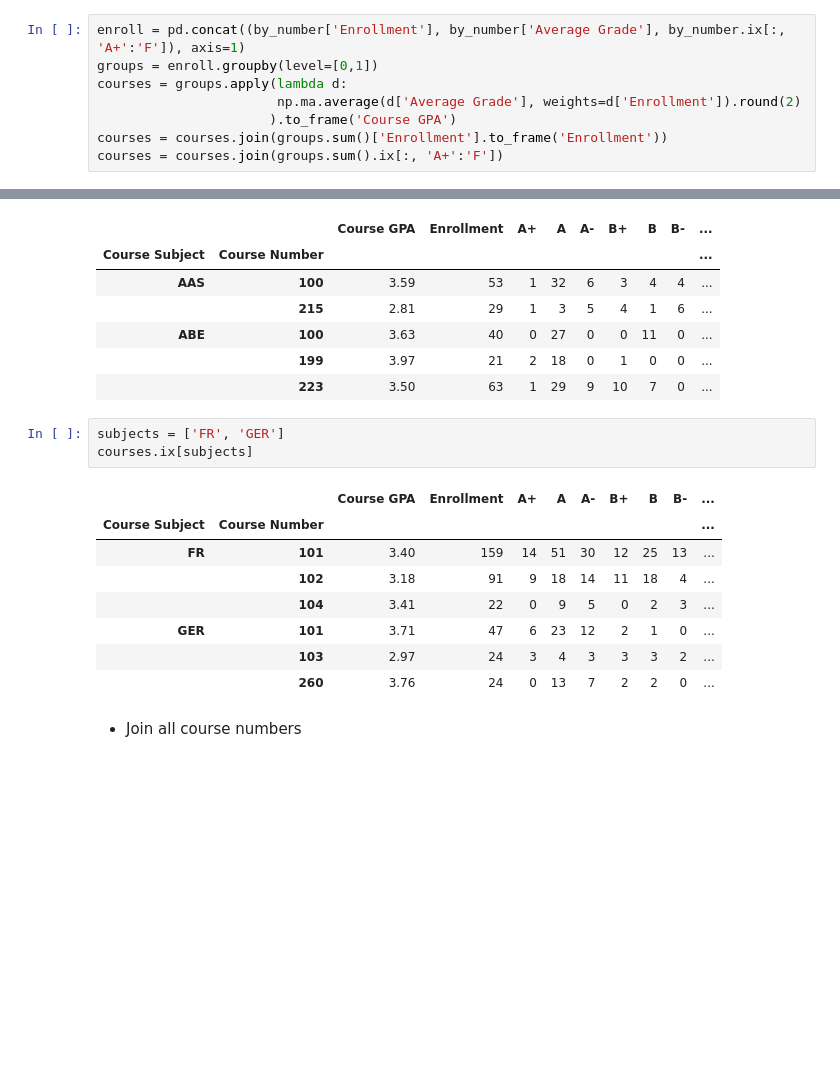
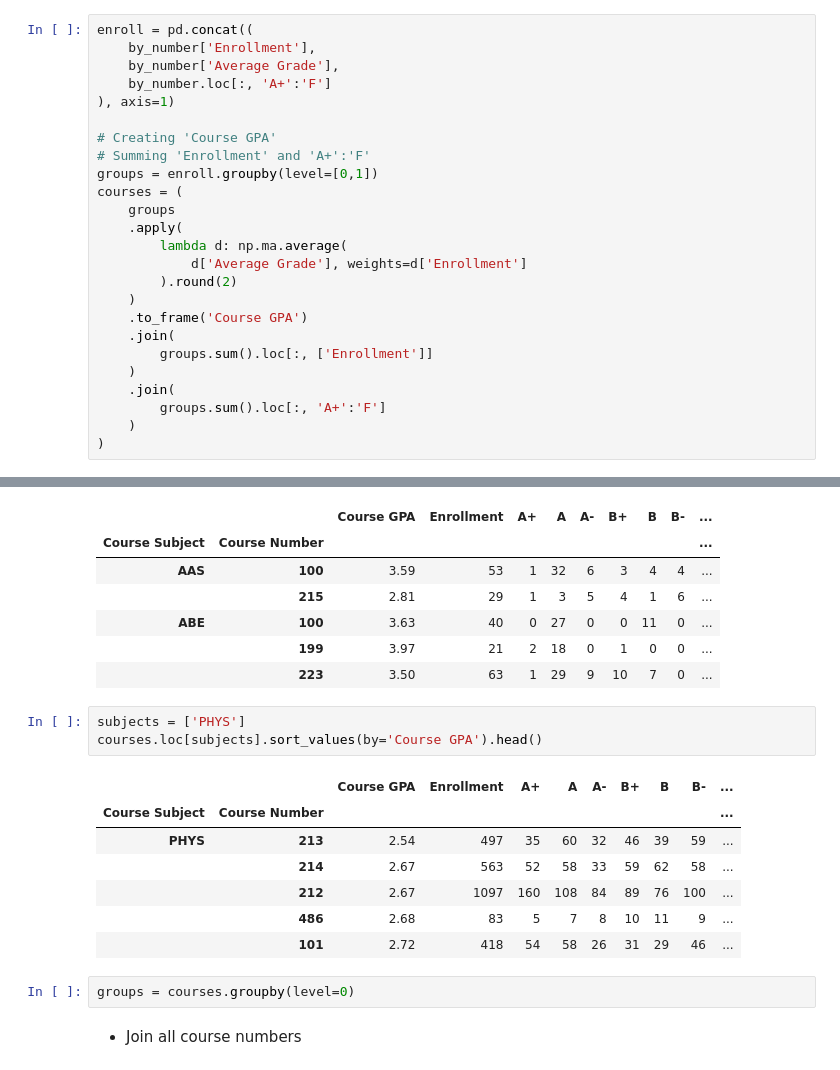
Before and after one commit to maneyko/grades, a Jupyter notebook: grades.ipynb, the cells around one changed output, grey strips where cells are left out. Cells and saved outputs as stored; diff of their text form; blank space fills up the shorter version.

```diff
--- a/grades.ipynb
+++ b/grades.ipynb
@@ -55,11 +82,28 @@ plot_course_num(by_number.loc[subject].loc[[int(number)]], subject, int(number))
 # %%
-enroll = pd.concat((by_number['Enrollment'], by_number['Average Grade'], by_number.ix[:, 'A+':'F']), axis=1)
+enroll = pd.concat((
+    by_number['Enrollment'],
+    by_number['Average Grade'],
+    by_number.loc[:, 'A+':'F']
+), axis=1)
+
+# Creating 'Course GPA'
+# Summing 'Enrollment' and 'A+':'F'
 groups = enroll.groupby(level=[0,1])
-courses = groups.apply(lambda d:
-                       np.ma.average(d['Average Grade'], weights=d['Enrollment']).round(2)
-                      ).to_frame('Course GPA')
-courses = courses.join(groups.sum()['Enrollment'].to_frame('Enrollment'))
-courses = courses.join(groups.sum().ix[:, 'A+':'F'])
+courses = (
+    groups
+    .apply(
+        lambda d: np.ma.average(
+            d['Average Grade'], weights=d['Enrollment']
+        ).round(2)
+    )
+    .to_frame('Course GPA')
+    .join(
+        groups.sum().loc[:, ['Enrollment']]
+    )
+    .join(
+        groups.sum().loc[:, 'A+':'F']
+    )
+)
 # %%
 courses.head()
 # %% [output]
@@ -70,18 +114,19 @@ courses.head()
 | ABE | 100 | 3.63 | 40 | 0 | 27 | 0 | 0 | 11 | 0 | ... |
 |  | 199 | 3.97 | 21 | 2 | 18 | 0 | 1 | 0 | 0 | ... |
 |  | 223 | 3.50 | 63 | 1 | 29 | 9 | 10 | 7 | 0 | ... |
-# %%
-subjects = ['FR', 'GER']
-courses.ix[subjects]
-# %% [output]
-|  |  | Course GPA | Enrollment | A+ | A | A- | B+ | B | B- | ... |
-| Course Subject | Course Number |  |  |  |  |  |  |  |  | ... |
-| FR | 101 | 3.40 | 159 | 14 | 51 | 30 | 12 | 25 | 13 | ... |
-|  | 102 | 3.18 | 91 | 9 | 18 | 14 | 11 | 18 | 4 | ... |
-|  | 104 | 3.41 | 22 | 0 | 9 | 5 | 0 | 2 | 3 | ... |
-| GER | 101 | 3.71 | 47 | 6 | 23 | 12 | 2 | 1 | 0 | ... |
-|  | 103 | 2.97 | 24 | 3 | 4 | 3 | 3 | 3 | 2 | ... |
-|  | 260 | 3.76 | 24 | 0 | 13 | 7 | 2 | 2 | 0 | ... |
+# %%
+subjects = ['PHYS']
+courses.loc[subjects].sort_values(by='Course GPA').head()
+# %% [output]
+|  |  | Course GPA | Enrollment | A+ | A | A- | B+ | B | B- | ... |
+| Course Subject | Course Number |  |  |  |  |  |  |  |  | ... |
+| PHYS | 213 | 2.54 | 497 | 35 | 60 | 32 | 46 | 39 | 59 | ... |
+|  | 214 | 2.67 | 563 | 52 | 58 | 33 | 59 | 62 | 58 | ... |
+|  | 212 | 2.67 | 1097 | 160 | 108 | 84 | 89 | 76 | 100 | ... |
+|  | 486 | 2.68 | 83 | 5 | 7 | 8 | 10 | 11 | 9 | ... |
+|  | 101 | 2.72 | 418 | 54 | 58 | 26 | 31 | 29 | 46 | ... |
+# %%
+groups = courses.groupby(level=0)
 # %% [markdown]
 * Join all course numbers
 # %%
```
Also changed, not shown: parts of 11 cells of this notebook, 20 other files.
